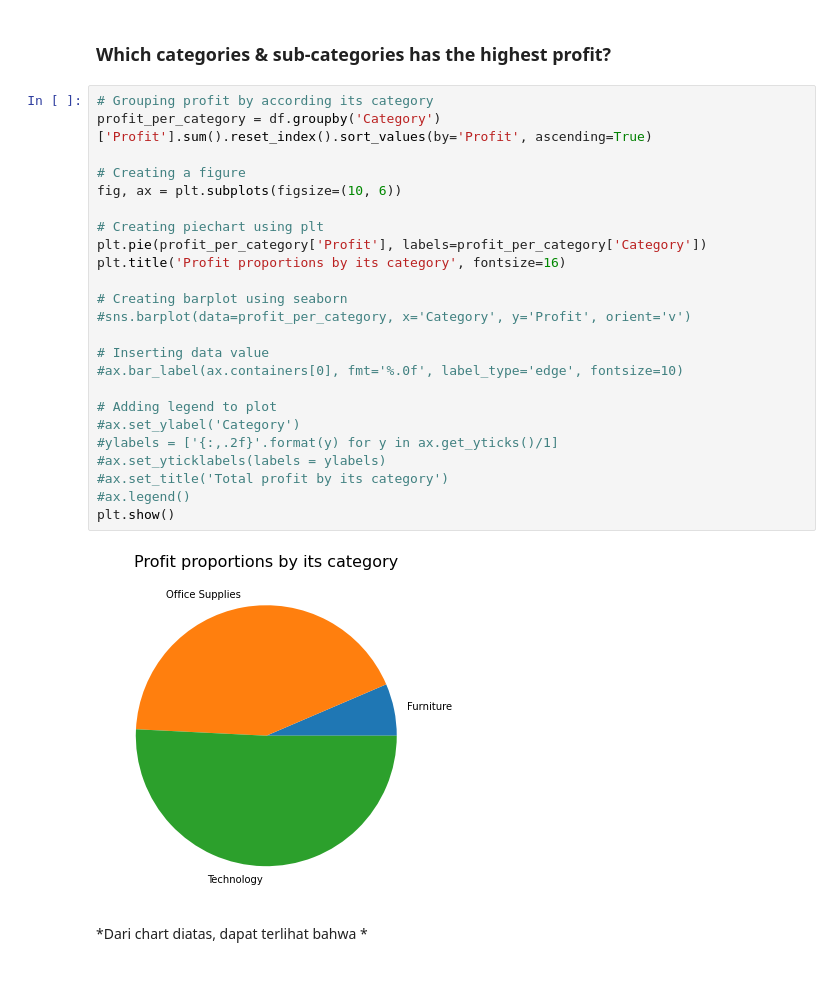
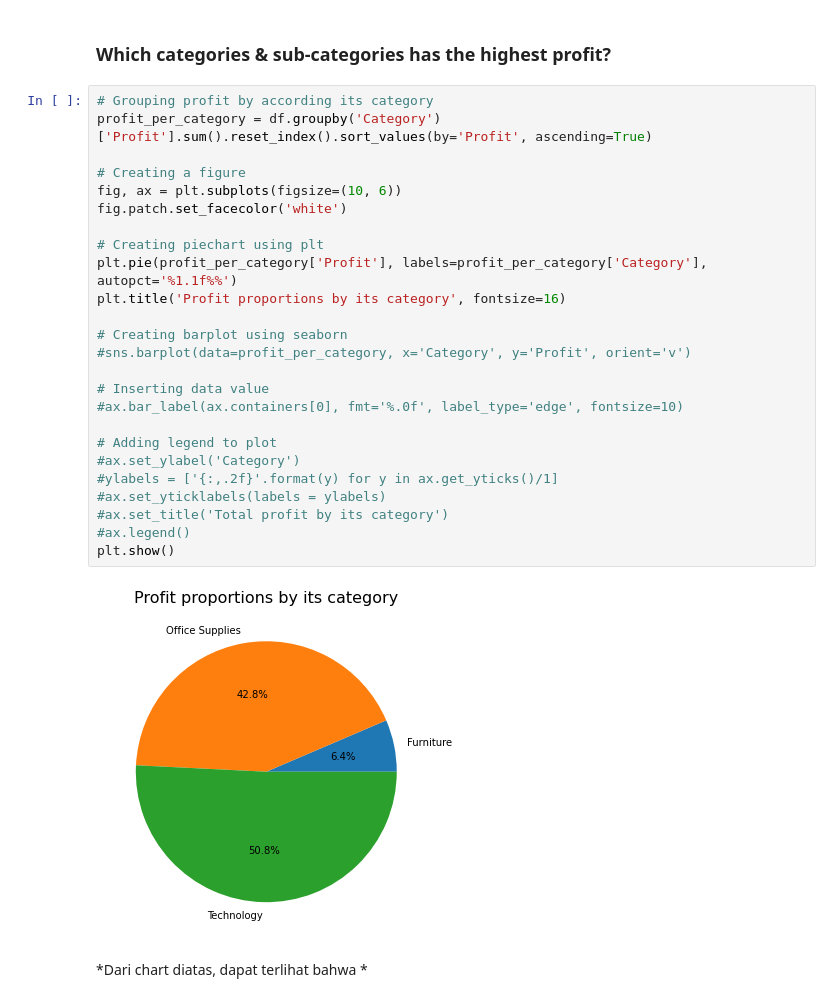
Before and after one commit to fahrizanrasyad/superstore-analysis, a Jupyter notebook: superstore_fahrizan-rasyad.ipynb, the cells around one changed output. Drawn from its saved outputs; the diff is of its cells as text.

```diff
--- a/superstore_fahrizan-rasyad.ipynb
+++ b/superstore_fahrizan-rasyad.ipynb
@@ -279,29 +279,30 @@ plt.show()
 # %%
 # Grouping profit by according its category
 profit_per_category = df.groupby('Category')['Profit'].sum().reset_index().sort_values(by='Profit', ascending=True)
 
 # Creating a figure
 fig, ax = plt.subplots(figsize=(10, 6))
+fig.patch.set_facecolor('white')
 
 # Creating piechart using plt
-plt.pie(profit_per_category['Profit'], labels=profit_per_category['Category'])
+plt.pie(profit_per_category['Profit'], labels=profit_per_category['Category'], autopct='%1.1f%%')
 plt.title('Profit proportions by its category', fontsize=16)
 
 # Creating barplot using seaborn
 #sns.barplot(data=profit_per_category, x='Category', y='Profit', orient='v')
 
 # Inserting data value
 #ax.bar_label(ax.containers[0], fmt='%.0f', label_type='edge', fontsize=10)
 
 # Adding legend to plot
 #ax.set_ylabel('Category')
 #ylabels = ['{:,.2f}'.format(y) for y in ax.get_yticks()/1]
 #ax.set_yticklabels(labels = ylabels)
 #ax.set_title('Total profit by its category')
 #ax.legend()
 plt.show()
 # %% [output]
-[figure, old version]
+[figure, new version]
 # %% [markdown]
 *Dari chart diatas, dapat terlihat bahwa *
 # %%
```
